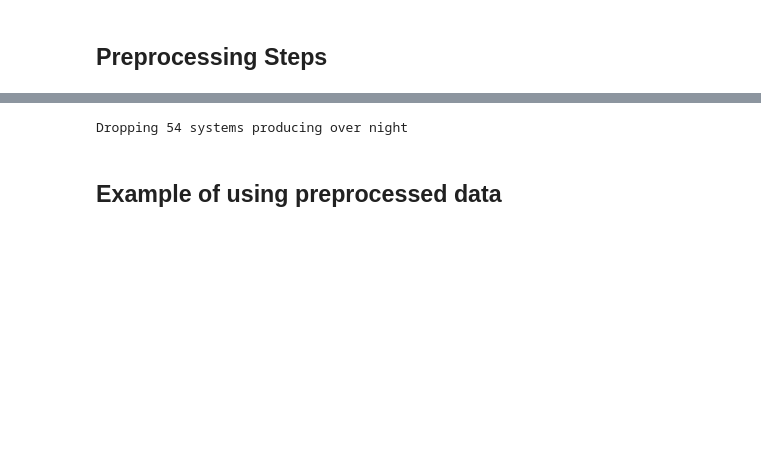
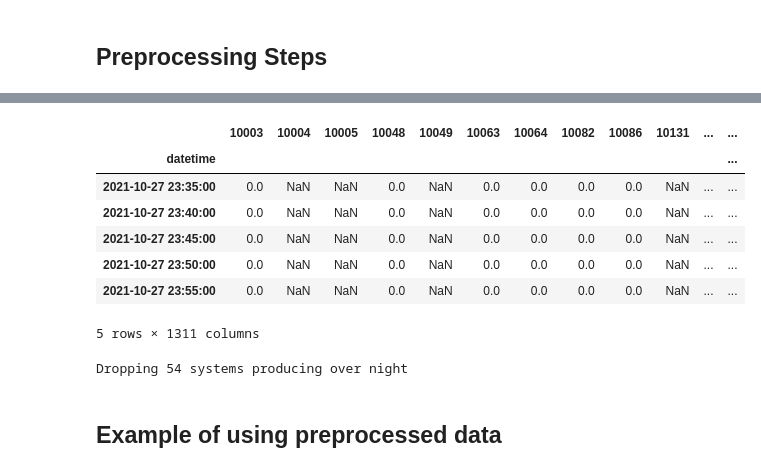
Before and after one commit to eirikbaekkelund/Dissertation, a Jupyter notebook: examples/loading_data.ipynb, the cells around one changed output, grey strips where cells are left out. Saved outputs shown, nothing was run; the diff lists cells and outputs as text; code cells hidden in the pictures; blank space fills up the shorter version.

```diff
--- a/examples/loading_data.ipynb
+++ b/examples/loading_data.ipynb
@@ -15,3 +27,14 @@ df_pv = dl.load_data('pv_data', 'pv.netcdf')
+# %%
+df_pv.tail()
+# %% [output]
+|  | 10003 | 10004 | 10005 | 10048 | 10049 | 10063 | 10064 | 10082 | 10086 | 10131 | ... | ... |
+| datetime |  |  |  |  |  |  |  |  |  |  |  | ... |
+| 2021-10-27 23:35:00 | 0.0 | NaN | NaN | 0.0 | NaN | 0.0 | 0.0 | 0.0 | 0.0 | NaN | ... | ... |
+| 2021-10-27 23:40:00 | 0.0 | NaN | NaN | 0.0 | NaN | 0.0 | 0.0 | 0.0 | 0.0 | NaN | ... | ... |
+| 2021-10-27 23:45:00 | 0.0 | NaN | NaN | 0.0 | NaN | 0.0 | 0.0 | 0.0 | 0.0 | NaN | ... | ... |
+| 2021-10-27 23:50:00 | 0.0 | NaN | NaN | 0.0 | NaN | 0.0 | 0.0 | 0.0 | 0.0 | NaN | ... | ... |
+| 2021-10-27 23:55:00 | 0.0 | NaN | NaN | 0.0 | NaN | 0.0 | 0.0 | 0.0 | 0.0 | NaN | ... | ... |
+5 rows × 1311 columns
 # %%
 # Set the parameters for data preprocessing
 THRESHOLD = 0.05
```
Also changed, not shown: parts of 12 cells of this notebook, 7 other files.
